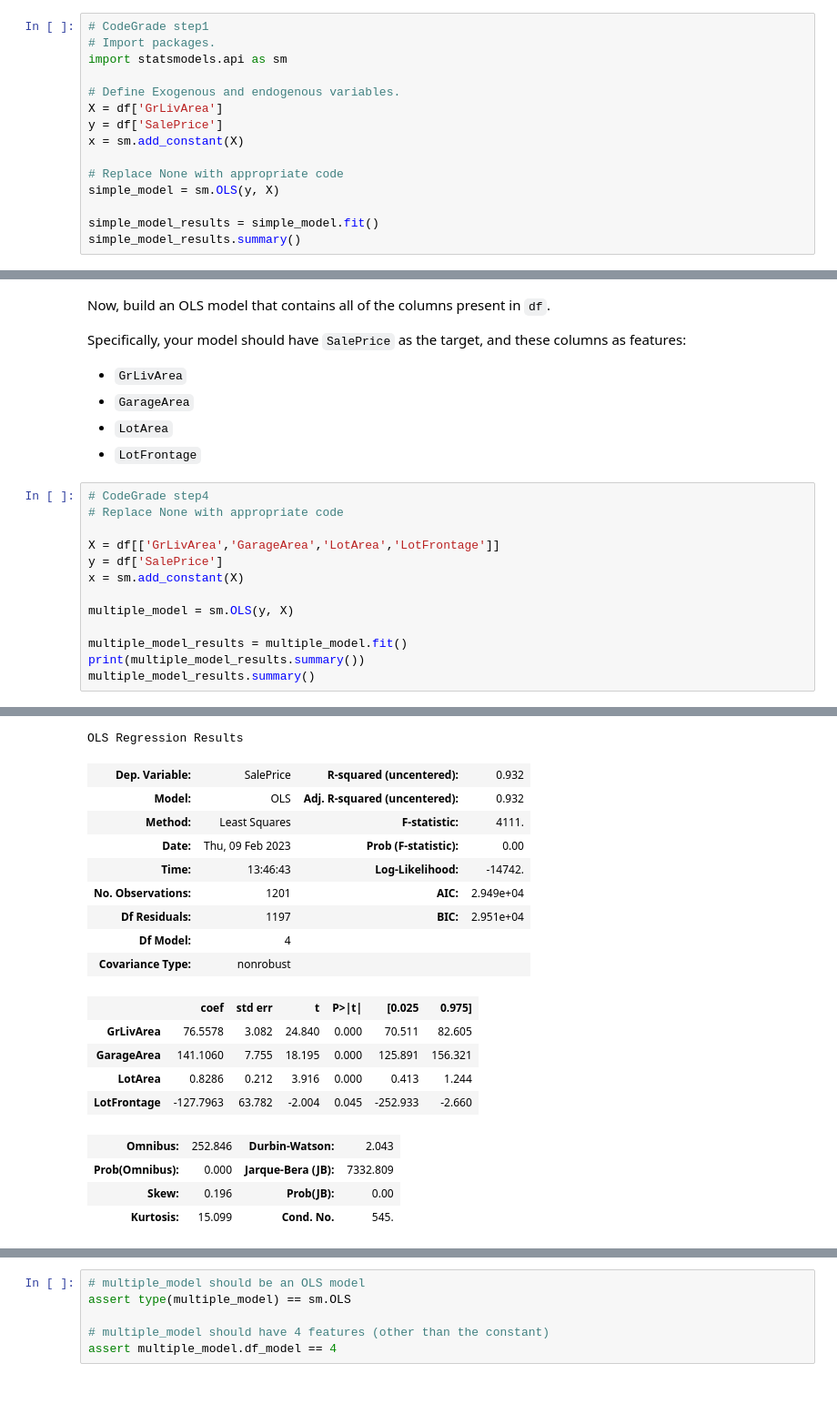
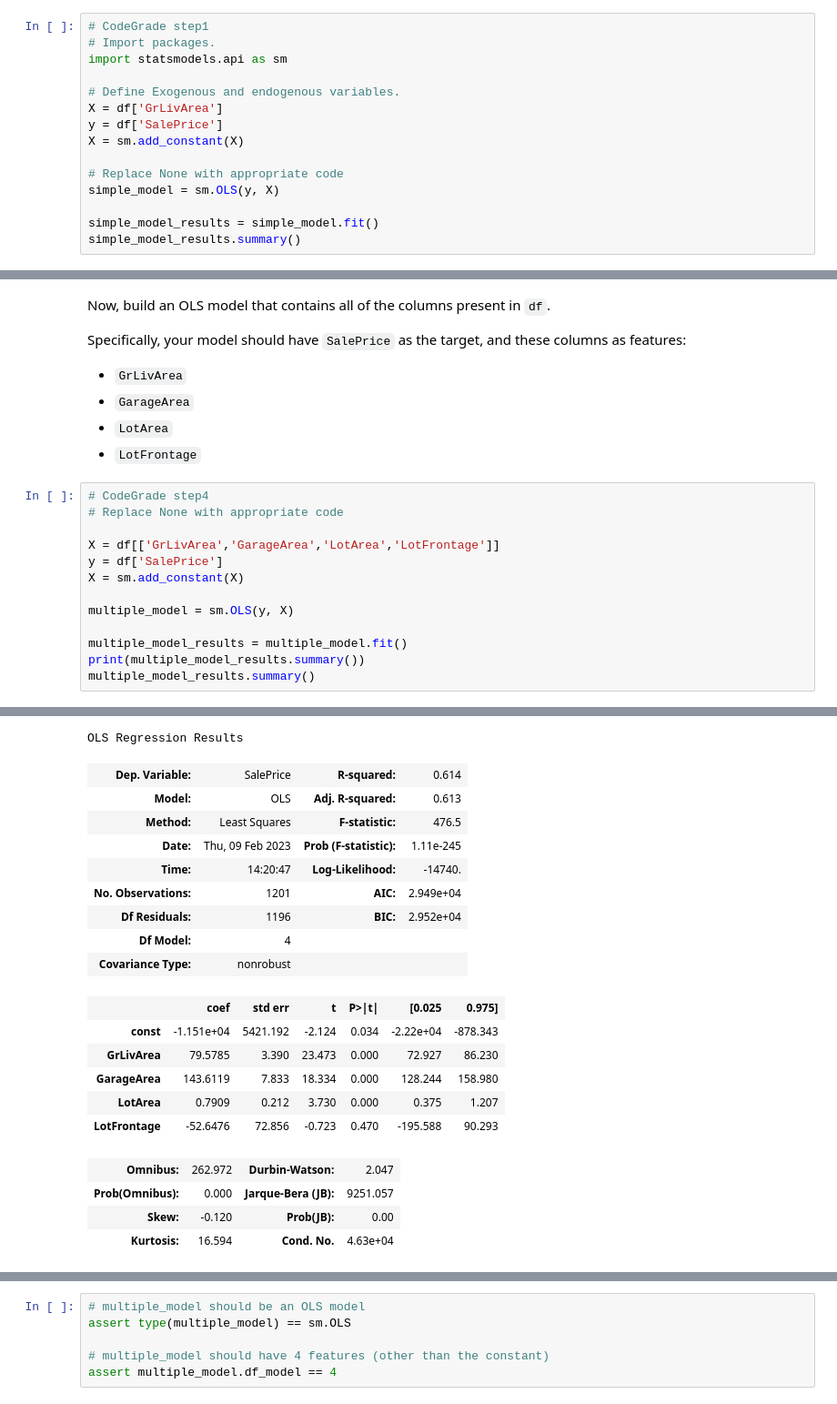
Before and after one commit to jaeheonk817/dsc-linear-regression-checkpoint, a Jupyter notebook: lr_checkpoint.ipynb, the cells around one changed output, grey strips where cells are left out. Shown at 91% size. Drawn from its saved outputs; the diff is of its cells as text.

```diff
--- a/lr_checkpoint.ipynb
+++ b/lr_checkpoint.ipynb
@@ -88,7 +88,7 @@ import statsmodels.api as sm
 # Define Exogenous and endogenous variables.
 X = df['GrLivArea']
 y = df['SalePrice']
-x = sm.add_constant(X)
+X = sm.add_constant(X)
 
 # Replace None with appropriate code
 simple_model = sm.OLS(y, X)
@@ -224,7 +228,7 @@ Specifically, your model should have `SalePrice` as the target, and these column
 
 X = df[['GrLivArea','GarageArea','LotArea','LotFrontage']]
 y = df['SalePrice']
-x = sm.add_constant(X)
+X = sm.add_constant(X)
 
 multiple_model = sm.OLS(y, X)
 
@@ -252,20 +256,21 @@ Notes:
 OLS Regression Results
-| Dep. Variable: | SalePrice | R-squared (uncentered): | 0.932 |
-| Model: | OLS | Adj. R-squared (uncentered): | 0.932 |
-| Method: | Least Squares | F-statistic: | 4111. |
-| Date: | Thu, 09 Feb 2023 | Prob (F-statistic): | 0.00 |
-| Time: | 13:46:43 | Log-Likelihood: | -14742. |
+| Dep. Variable: | SalePrice | R-squared: | 0.614 |
+| Model: | OLS | Adj. R-squared: | 0.613 |
+| Method: | Least Squares | F-statistic: | 476.5 |
+| Date: | Thu, 09 Feb 2023 | Prob (F-statistic): | 1.11e-245 |
+| Time: | 14:20:47 | Log-Likelihood: | -14740. |
 | No. Observations: | 1201 | AIC: | 2.949e+04 |
-| Df Residuals: | 1197 | BIC: | 2.951e+04 |
+| Df Residuals: | 1196 | BIC: | 2.952e+04 |
 | Df Model: | 4 |  |  |
 | Covariance Type: | nonrobust |  |  |
 |  | coef | std err | t | P>|t| | [0.025 | 0.975] |
-| GrLivArea | 76.5578 | 3.082 | 24.840 | 0.000 | 70.511 | 82.605 |
-| GarageArea | 141.1060 | 7.755 | 18.195 | 0.000 | 125.891 | 156.321 |
-| LotArea | 0.8286 | 0.212 | 3.916 | 0.000 | 0.413 | 1.244 |
-| LotFrontage | -127.7963 | 63.782 | -2.004 | 0.045 | -252.933 | -2.660 |
+| const | -1.151e+04 | 5421.192 | -2.124 | 0.034 | -2.22e+04 | -878.343 |
+| GrLivArea | 79.5785 | 3.390 | 23.473 | 0.000 | 72.927 | 86.230 |
+| GarageArea | 143.6119 | 7.833 | 18.334 | 0.000 | 128.244 | 158.980 |
+| LotArea | 0.7909 | 0.212 | 3.730 | 0.000 | 0.375 | 1.207 |
+| LotFrontage | -52.6476 | 72.856 | -0.723 | 0.470 | -195.588 | 90.293 |
-| Omnibus: | 252.846 | Durbin-Watson: | 2.043 |
-| Prob(Omnibus): | 0.000 | Jarque-Bera (JB): | 7332.809 |
-| Skew: | 0.196 | Prob(JB): | 0.00 |
-| Kurtosis: | 15.099 | Cond. No. | 545. |
+| Omnibus: | 262.972 | Durbin-Watson: | 2.047 |
+| Prob(Omnibus): | 0.000 | Jarque-Bera (JB): | 9251.057 |
+| Skew: | -0.120 | Prob(JB): | 0.00 |
+| Kurtosis: | 16.594 | Cond. No. | 4.63e+04 |
 Notes:
```
Also changed, not shown: parts of 5 cells of this notebook.
